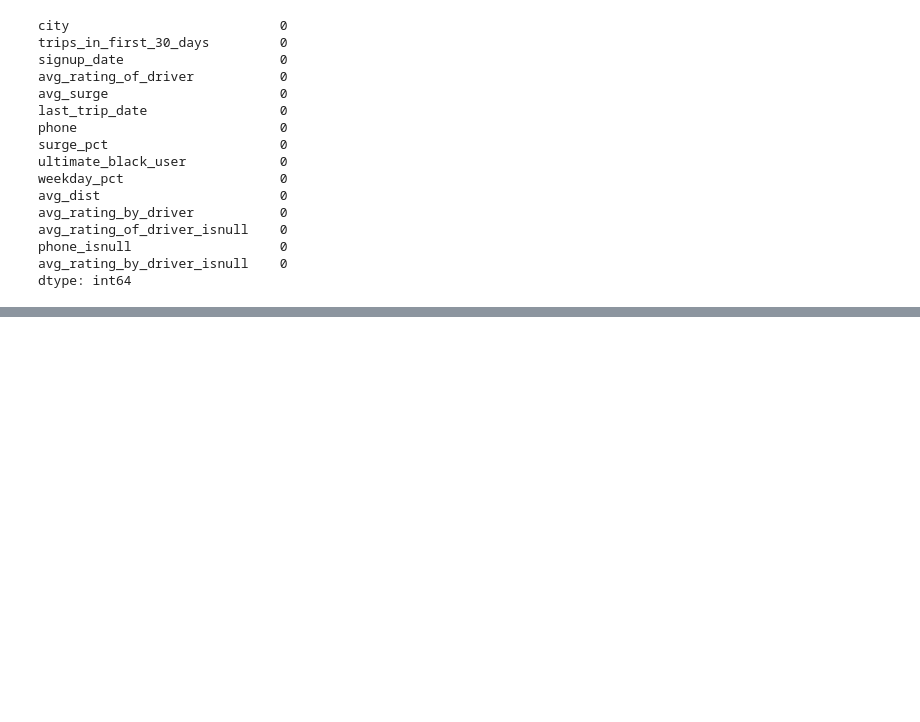
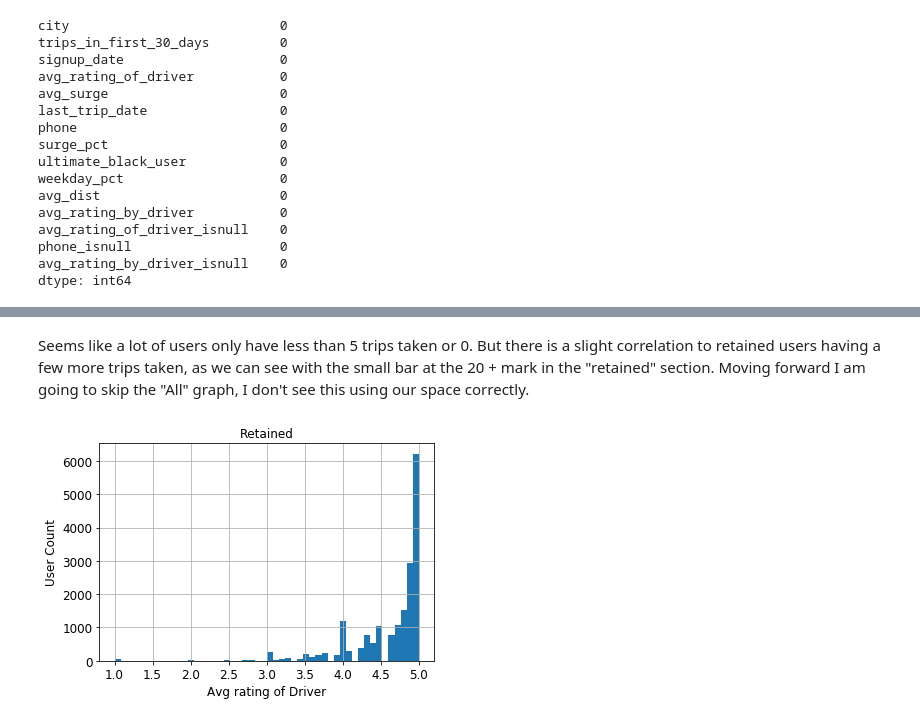
Before and after one commit to ElijahSeeley/Springboard, a Jupyter notebook: Ultimate_Challenge/ultimate_challenge/Part 3 - Predictive Modeling.ipynb, the cells around one changed output, grey strips where cells are left out. Cells and saved outputs as stored; diff of their text form; code cells hidden in the pictures; blank space fills up the shorter version.

```diff
--- a/Ultimate_Challenge/ultimate_challenge/Part 3 - Predictive Modeling.ipynb
+++ b/Ultimate_Challenge/ultimate_challenge/Part 3 - Predictive Modeling.ipynb
@@ -125,0 +260,11 @@ dtype: int64
+# %% [markdown]
+Seems like a lot of users only have less than 5 trips taken or 0. But there is a slight correlation to retained users having a few more trips taken, as we can see with the small bar at the 20 + mark in the "retained" section. Moving forward I am going to skip the "All" graph, I don't see this using our space correctly.
+# %%
+#Avg rating of driver
+df_r['avg_rating_of_driver'].hist(bins=50, grid=True, xlabelsize=12, ylabelsize=12)
+plt.title('Retained')
+plt.xlabel("Avg rating of Driver", fontsize=12)
+plt.ylabel("User Count", fontsize=12)
+plt.show()
+# %% [output]
+[figure, added]
```
Also changed, not shown: parts of 53 cells of this notebook.
